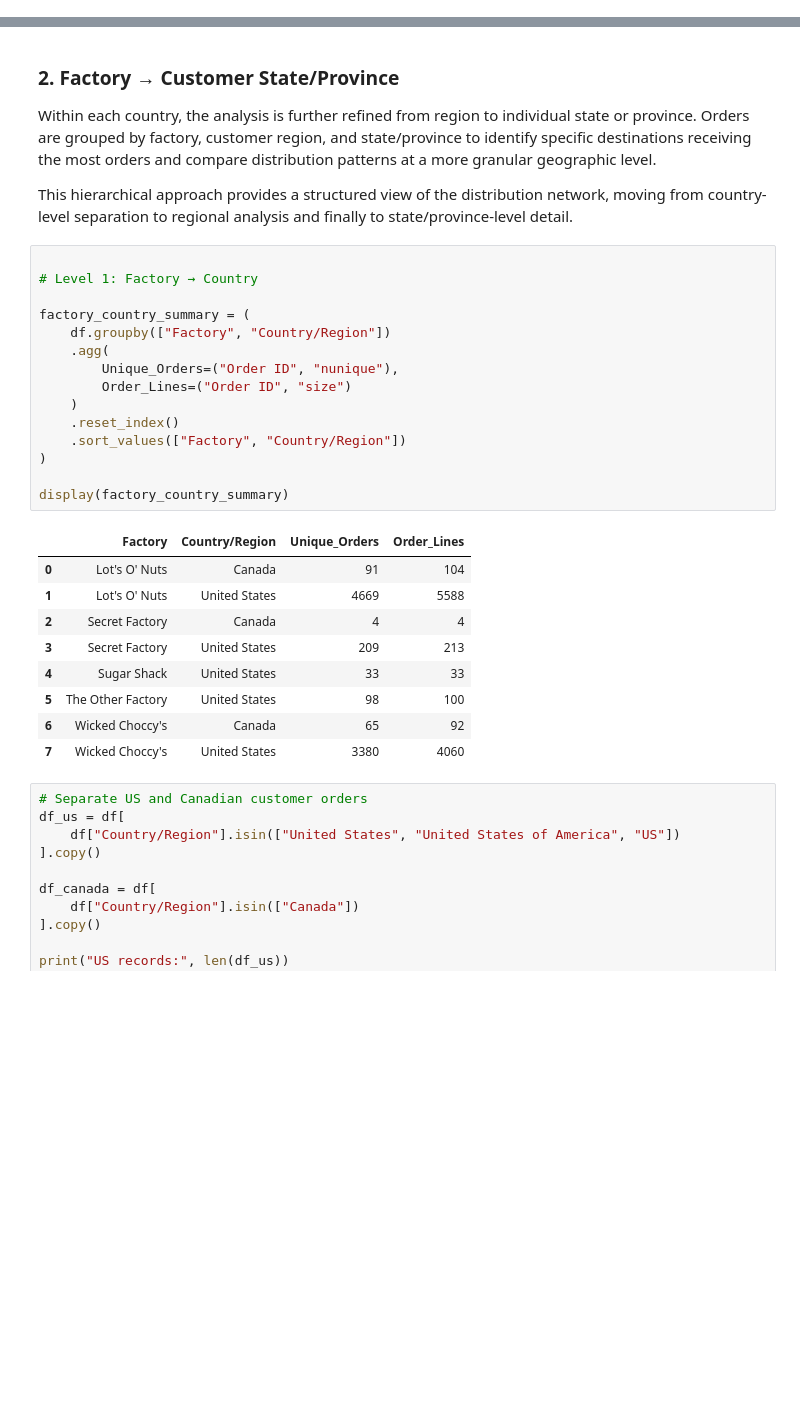
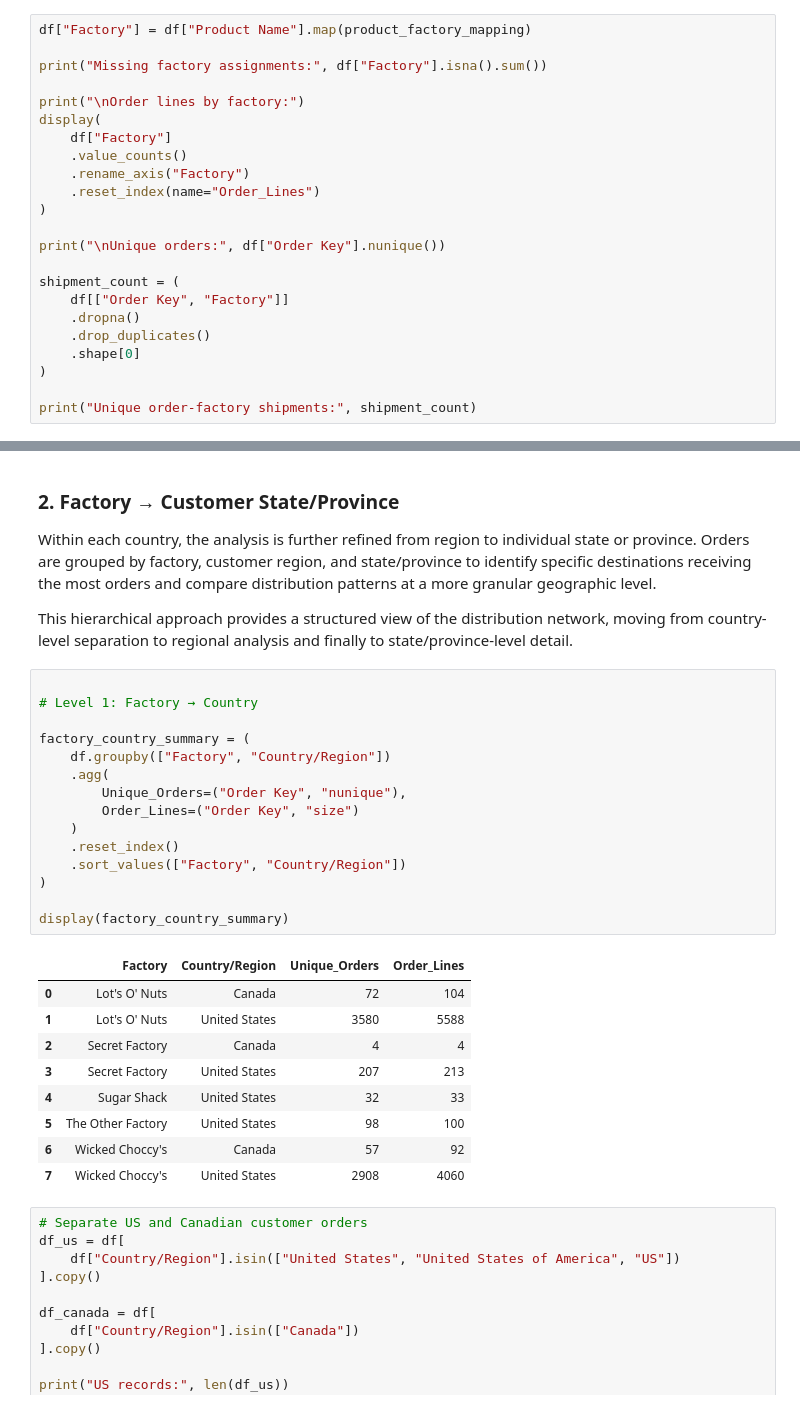
Before and after one commit to shambhavi1635/Factory-to-Customer-Shipping-Route-Efficiency-Analysis-for-Nassau-Candy-Distributor, a Jupyter notebook: feature engineering/feature_engg.ipynb, the cells around one changed output, grey strips where cells are left out. Drawn from its saved outputs; the diff is of its cells as text; blank space fills up the shorter version.

```diff
--- a/feature engineering/feature_engg.ipynb
+++ b/feature engineering/feature_engg.ipynb
@@ -257,3 +380,26 @@ Missing factory longitudes: 0
 | 12 | Hair Toffee | The Other Factory | 35.117500 | -89.971107 |
 | 13 | Wonka Bar - Milk Chocolate | Wicked Choccy's | 32.076176 | -81.088371 |
 | 14 | Wonka Bar - Triple Dazzle Caramel | Wicked Choccy's | 32.076176 | -81.088371 |
+# %%
+df["Factory"] = df["Product Name"].map(product_factory_mapping)
+
+print("Missing factory assignments:", df["Factory"].isna().sum())
+
+print("\nOrder lines by factory:")
+display(
+    df["Factory"]
+    .value_counts()
+    .rename_axis("Factory")
+    .reset_index(name="Order_Lines")
+)
+
+print("\nUnique orders:", df["Order Key"].nunique())
+
+shipment_count = (
+    df[["Order Key", "Factory"]]
+    .dropna()
+    .drop_duplicates()
+    .shape[0]
+)
+
+print("Unique order-factory shipments:", shipment_count)
@@ -329,28 +486,28 @@ This hierarchical approach provides a structured view of the distribution networ
 # %%
 
 # Level 1: Factory → Country
 
 factory_country_summary = (
     df.groupby(["Factory", "Country/Region"])
     .agg(
-        Unique_Orders=("Order ID", "nunique"),
-        Order_Lines=("Order ID", "size")
+        Unique_Orders=("Order Key", "nunique"),
+        Order_Lines=("Order Key", "size")
     )
     .reset_index()
     .sort_values(["Factory", "Country/Region"])
 )
 
 display(factory_country_summary)
 # %% [output]
 |  | Factory | Country/Region | Unique_Orders | Order_Lines |
-| 0 | Lot's O' Nuts | Canada | 91 | 104 |
-| 1 | Lot's O' Nuts | United States | 4669 | 5588 |
+| 0 | Lot's O' Nuts | Canada | 72 | 104 |
+| 1 | Lot's O' Nuts | United States | 3580 | 5588 |
 | 2 | Secret Factory | Canada | 4 | 4 |
-| 3 | Secret Factory | United States | 209 | 213 |
-| 4 | Sugar Shack | United States | 33 | 33 |
+| 3 | Secret Factory | United States | 207 | 213 |
+| 4 | Sugar Shack | United States | 32 | 33 |
 | 5 | The Other Factory | United States | 98 | 100 |
-| 6 | Wicked Choccy's | Canada | 65 | 92 |
-| 7 | Wicked Choccy's | United States | 3380 | 4060 |
+| 6 | Wicked Choccy's | Canada | 57 | 92 |
+| 7 | Wicked Choccy's | United States | 2908 | 4060 |
 # %%
 # Separate US and Canadian customer orders
 df_us = df[
```
Also changed, not shown: parts of 17 cells of this notebook, 4 other files.
